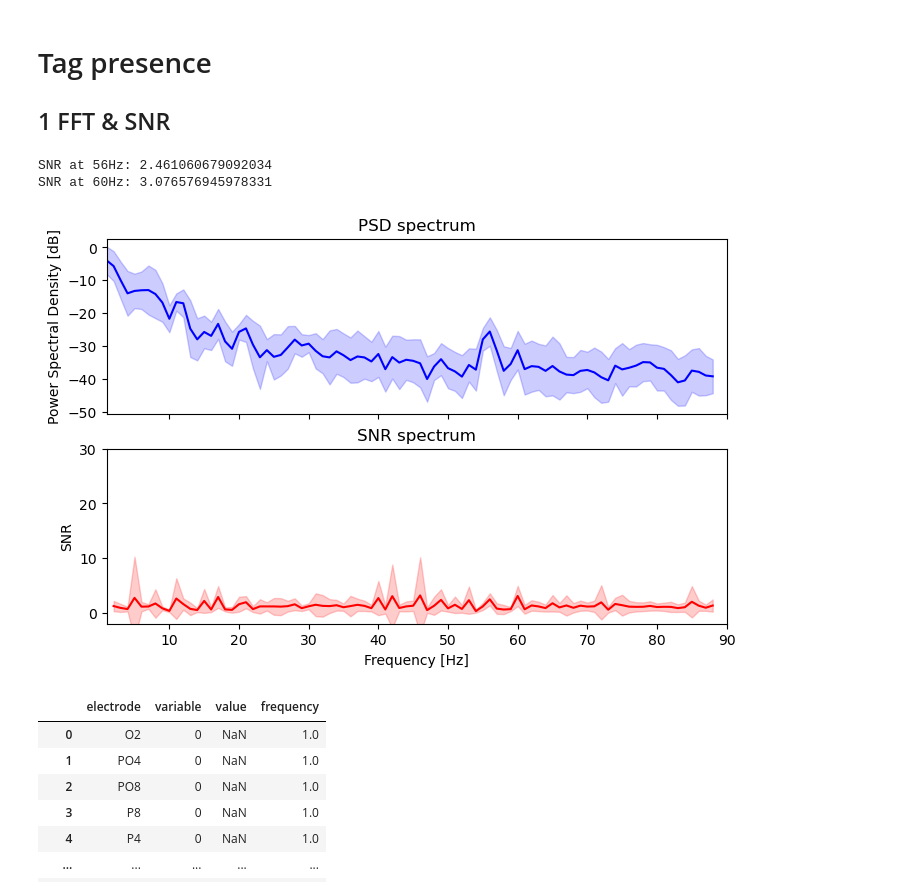
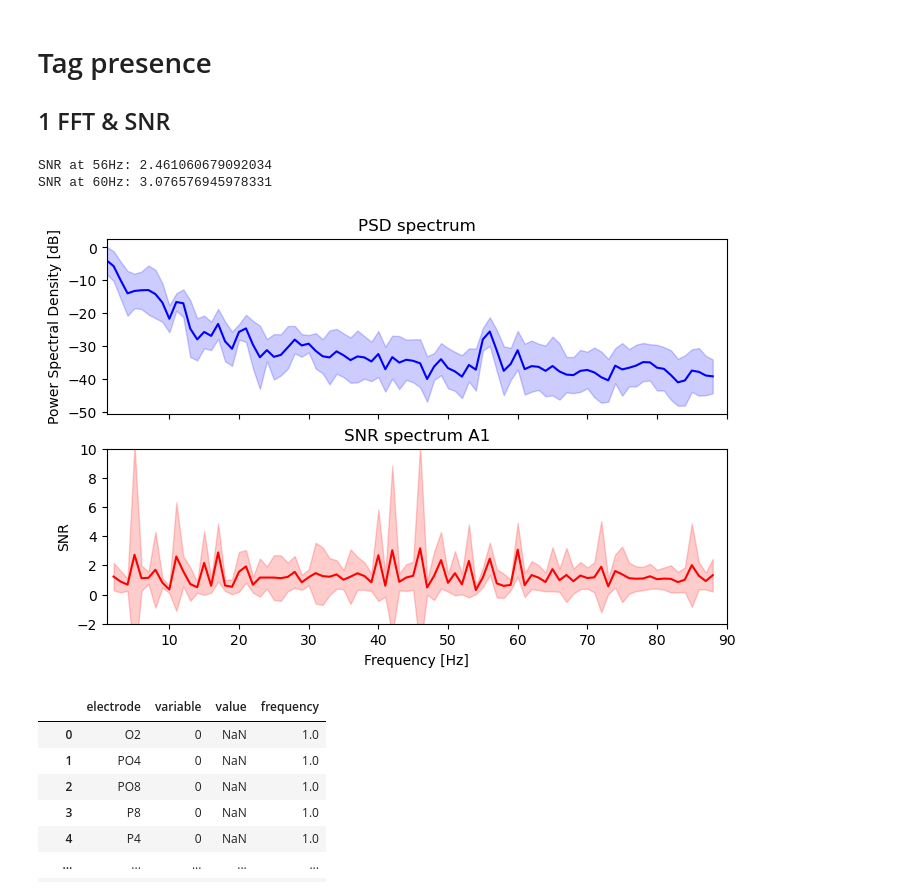
Before and after one commit to LpZamora/RIFT_thesis_expe1, a Jupyter notebook: 3a_analysis_A1_hypothesis_driven_electrode_selection.ipynb, the cells around one changed output. Cells and saved outputs as stored; diff of their text form; code cells hidden in the pictures.

```diff
--- a/3a_analysis_A1_hypothesis_driven_electrode_selection.ipynb
+++ b/3a_analysis_A1_hypothesis_driven_electrode_selection.ipynb
@@ -138,36 +138,36 @@ axes[0].set(title="PSD spectrum", ylabel="Power Spectral Density [dB]")
 snr_mean = snrs.mean(axis=(0))[freq_range]
 snr_std = snrs.std(axis=(0))[freq_range]
 
 axes[1].plot(freqs_psd[freq_range], snr_mean, color="r")
 axes[1].fill_between(
     freqs_psd[freq_range], snr_mean - snr_std, snr_mean + snr_std, color="r", alpha=0.2
 )
 axes[1].set(
-    title="SNR spectrum",
+    title="SNR spectrum A1",
     xlabel="Frequency [Hz]",
     ylabel="SNR",
-    ylim=[-2, 30],
+    ylim=[-2, 10],
     xlim=[fmin, fmax],
 )
 fig.show()
 
 # Extract SNR values at the stimulation frequency
 stim_freq1 = 56
 stim_freq2 = 60
 
 # find index of frequency bin closest to stimulation frequency
 i_bin_1 = np.argmin(abs(freqs_psd - stim_freq1))
 i_bin_2 = np.argmin(abs(freqs_psd - stim_freq2))
 
 # Apply the subset
 snrs_target1 = snrs[:, i_bin_1]
 snrs_target2 = snrs[:, i_bin_2]
 print(f'SNR at {stim_freq1}Hz: {snrs_target1.mean()}')
 print(f'SNR at {stim_freq2}Hz: {snrs_target2.mean()}')
 # %% [output]
 SNR at 56Hz: 2.461060679092034
 SNR at 60Hz: 3.076576945978331
-[figure, old version]
+[figure, new version]
 # %%
 snrs_df = pd.DataFrame(snrs)
 snrs_df['electrode'] = epochs_freqtag.info['ch_names']
```
Also changed, not shown: parts of 3 cells of this notebook, 10 other files.
